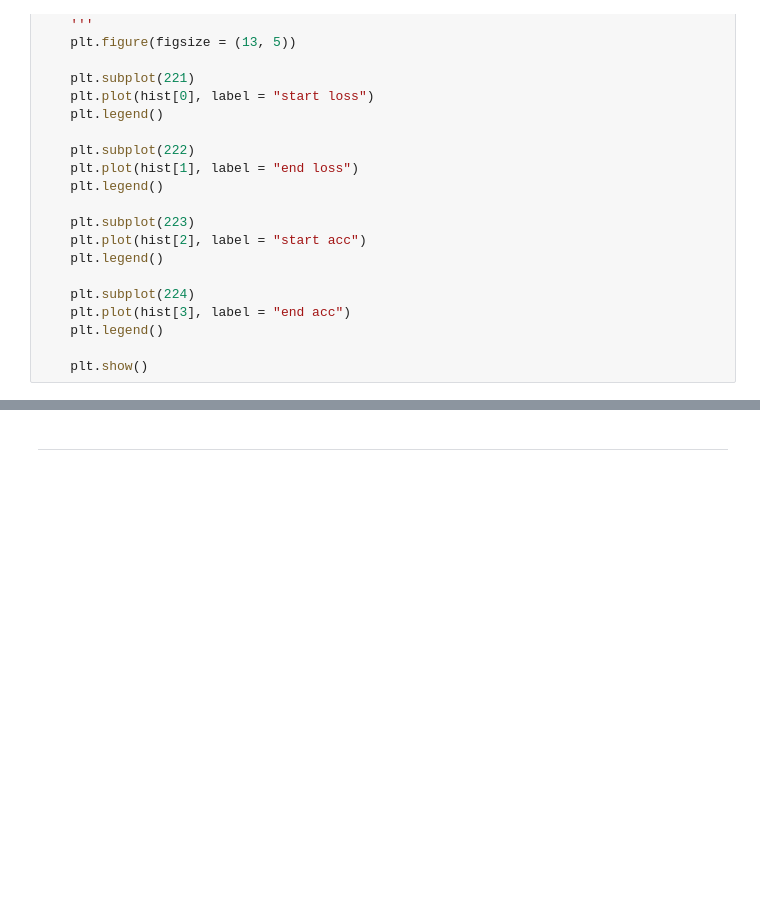
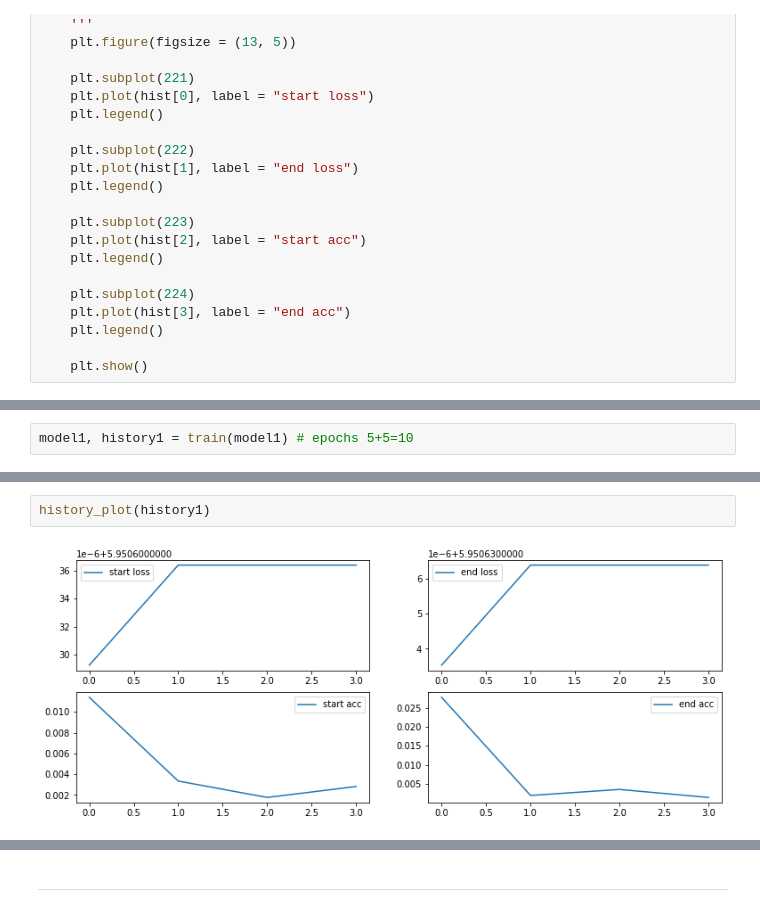
Before and after one commit to hyesinn/AIFFEL, a Jupyter notebook: [E-13]bert_quiz.ipynb, the cells around one changed output, grey strips where cells are left out. Saved outputs shown, nothing was run; the diff lists cells and outputs as text; blank space fills up the shorter version.

```diff
--- a/[E-13]bert_quiz.ipynb
+++ b/[E-13]bert_quiz.ipynb
@@ -921,0 +926,2 @@ history_plot(history1)
+# %%
+model1, history1 = train(model1) # epochs 5+5=10
@@ -921,0 +943,4 @@ history_plot(history1)
+# %%
+history_plot(history1)
+# %% [output]
+[figure, added]
```
Also changed, not shown: parts of 13 cells of this notebook.
